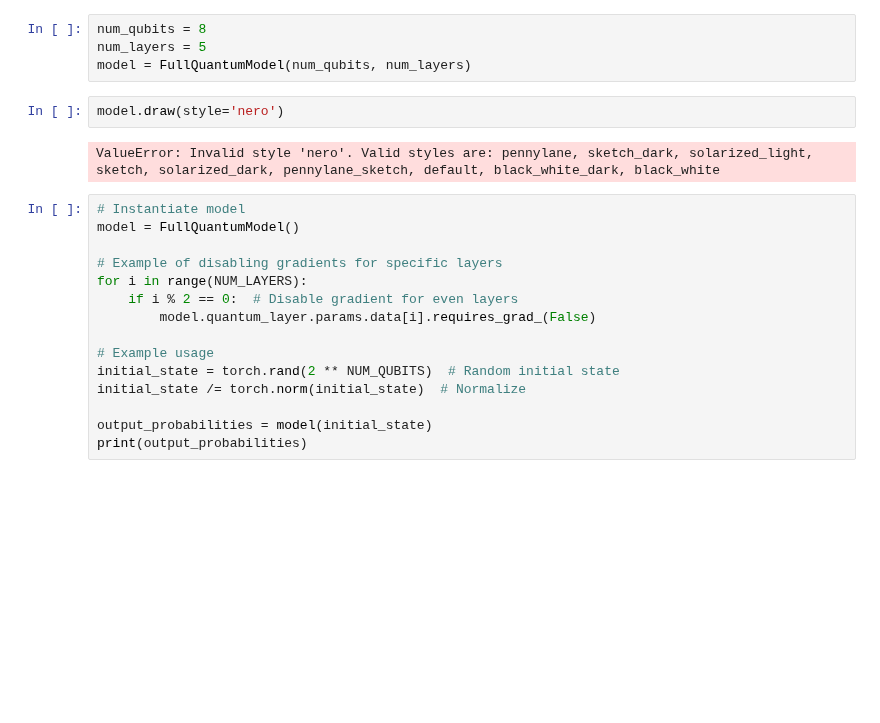
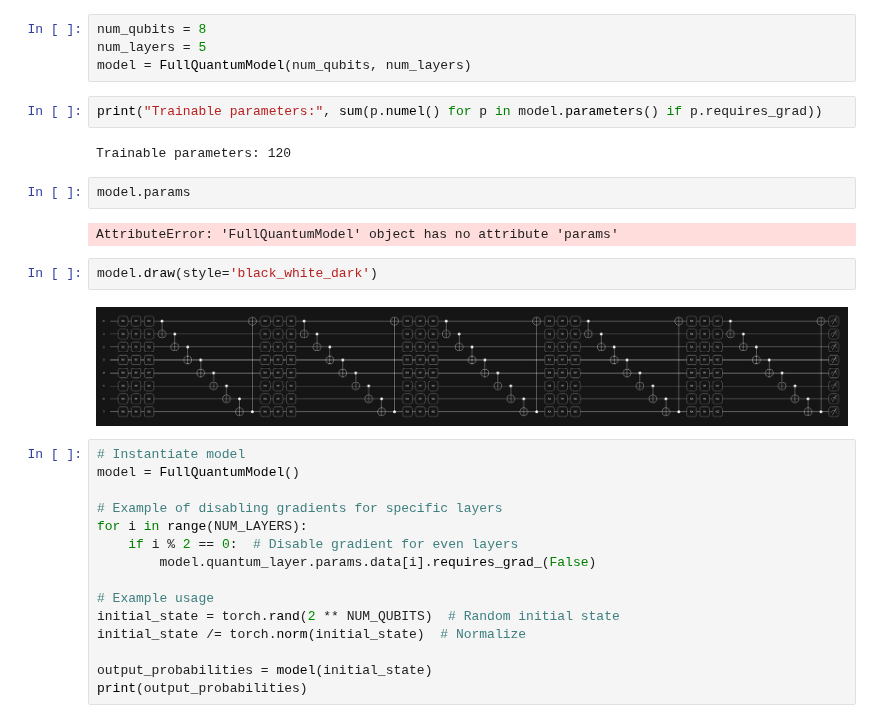
Before and after one commit to JackVittori/QML-early_exit, a Jupyter notebook: prove.ipynb, the cells around one changed output. Cells and saved outputs as stored; diff of their text form; blank space fills up the shorter version.

Commit message:
Add draw method

```diff
--- a/prove.ipynb
+++ b/prove.ipynb
@@ -10,10 +10,18 @@ from circuit_model import QuantumCircuit, FullQuantumModel
 num_qubits = 8
 num_layers = 5
 model = FullQuantumModel(num_qubits, num_layers)
+# %%
+print("Trainable parameters:", sum(p.numel() for p in model.parameters() if p.requires_grad))
+# %% [output]
+Trainable parameters: 120
+# %%
+model.params
+# %% [output]
+AttributeError: 'FullQuantumModel' object has no attribute 'params'
 # %%
-model.draw(style='nero')
+model.draw(style='black_white_dark')
 # %% [output]
-ValueError: Invalid style 'nero'. Valid styles are: pennylane, sketch_dark, solarized_light, sketch, solarized_dark, pennylane_sketch, default, black_white_dark, black_white
+[figure, added]
 # %%
 # Instantiate model
 model = FullQuantumModel()
```
Also changed, not shown: 1 other file.
